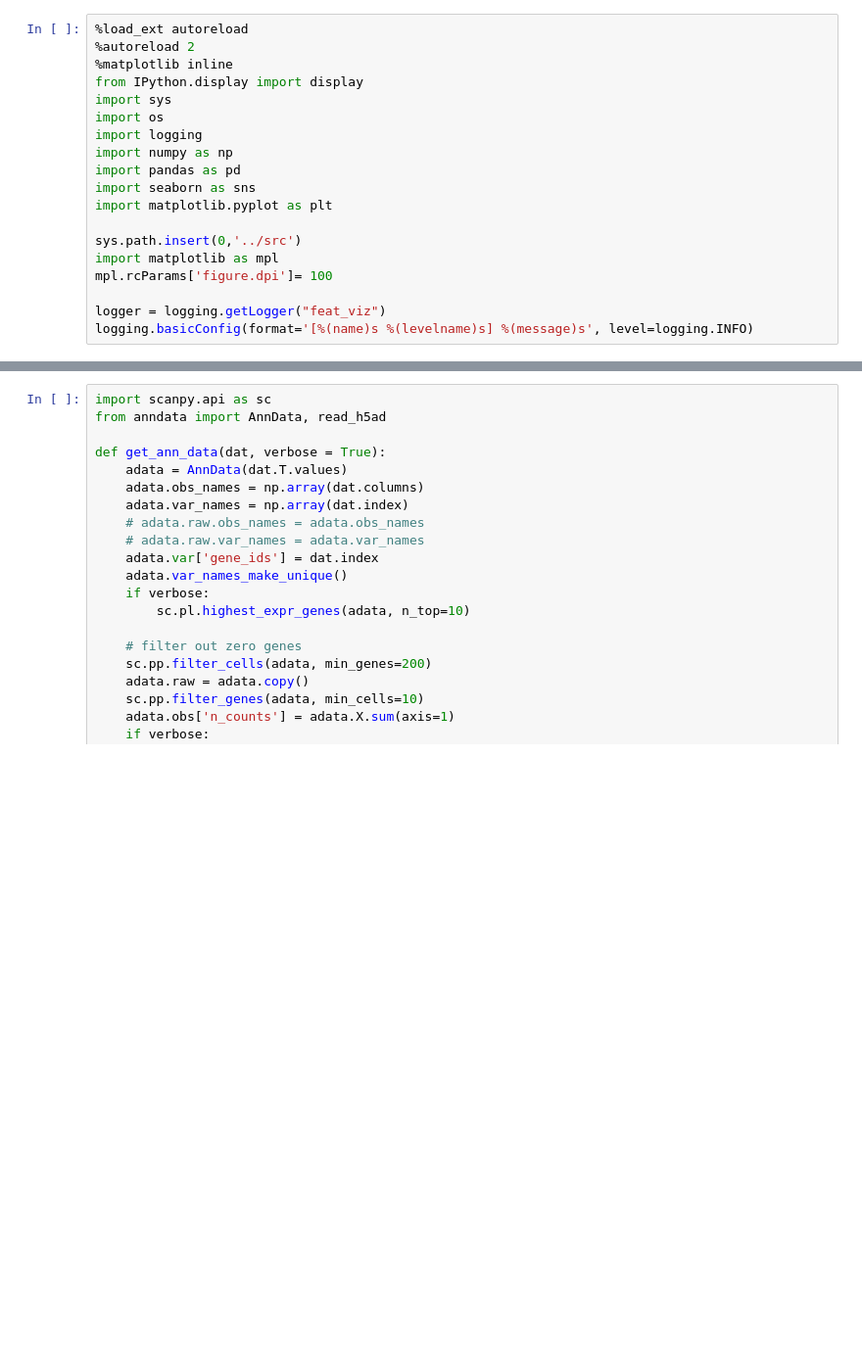
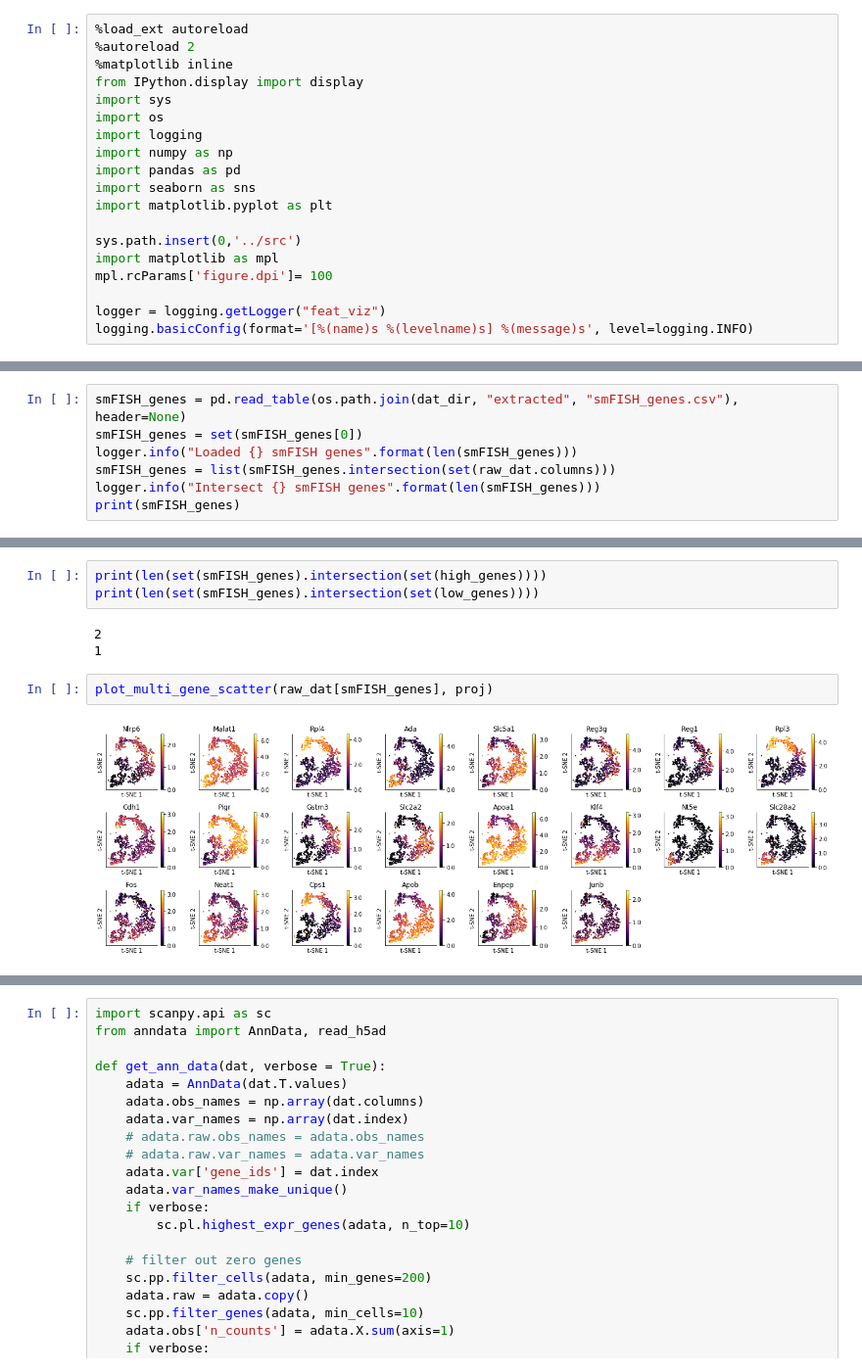
Before and after one commit to yashpatel5400/gliss, a Jupyter notebook: notebooks/setup_real_data_preprocess_entero.ipynb, the cells around one changed output, grey strips where cells are left out. Shown at 98% size. Saved outputs shown, nothing was run; the diff lists cells and outputs as text; blank space fills up the shorter version.

```diff
--- a/notebooks/setup_real_data_preprocess_entero.ipynb
+++ b/notebooks/setup_real_data_preprocess_entero.ipynb
@@ -84,0 +110,7 @@ plt.show()
+# %%
+smFISH_genes = pd.read_table(os.path.join(dat_dir, "extracted", "smFISH_genes.csv"), header=None)
+smFISH_genes = set(smFISH_genes[0])
+logger.info("Loaded {} smFISH genes".format(len(smFISH_genes)))
+smFISH_genes = list(smFISH_genes.intersection(set(raw_dat.columns)))
+logger.info("Intersect {} smFISH genes".format(len(smFISH_genes)))
+print(smFISH_genes)
@@ -84,0 +148,10 @@ plt.show()
+# %%
+print(len(set(smFISH_genes).intersection(set(high_genes))))
+print(len(set(smFISH_genes).intersection(set(low_genes))))
+# %% [output]
+2
+1
+# %%
+plot_multi_gene_scatter(raw_dat[smFISH_genes], proj)
+# %% [output]
+[figure, added]
```
Also changed, not shown: parts of 11 cells of this notebook.
